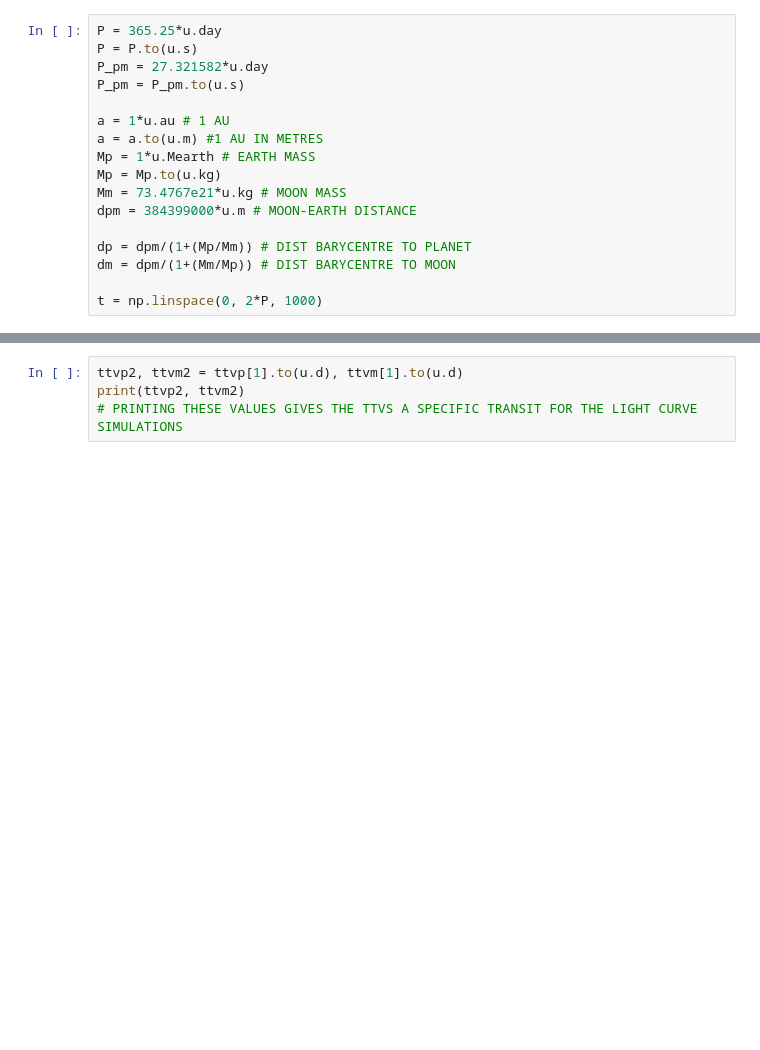
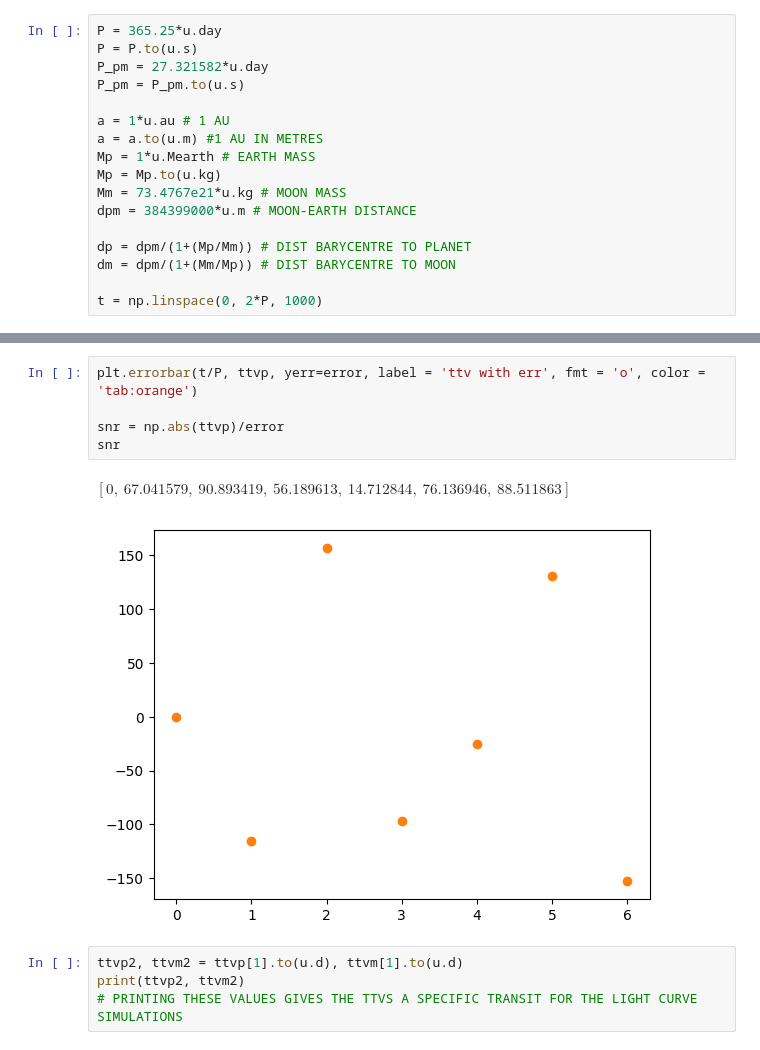
Before and after one commit to liamhall64/Habitable-Exomoons-2, a Jupyter notebook: Orbital_Simulations_and_TTVs.ipynb, the cells around one changed output, grey strips where cells are left out. Drawn from its saved outputs; the diff is of its cells as text; blank space fills up the shorter version.

```diff
--- a/Orbital_Simulations_and_TTVs.ipynb
+++ b/Orbital_Simulations_and_TTVs.ipynb
@@ -116,3 +119,11 @@ plt.show()
+# %%
+plt.errorbar(t/P, ttvp, yerr=error, label = 'ttv with err', fmt = 'o', color = 'tab:orange')
+
+snr = np.abs(ttvp)/error
+snr
+# %% [output]
+$[0,~67.041579,~90.893419,~56.189613,~14.712844,~76.136946,~88.511863] \; \mathrm{}$
+[figure, added]
 # %%
 ttvp2, ttvm2 = ttvp[1].to(u.d), ttvm[1].to(u.d)
 print(ttvp2, ttvm2)
```
Also changed, not shown: parts of 2 cells of this notebook.
